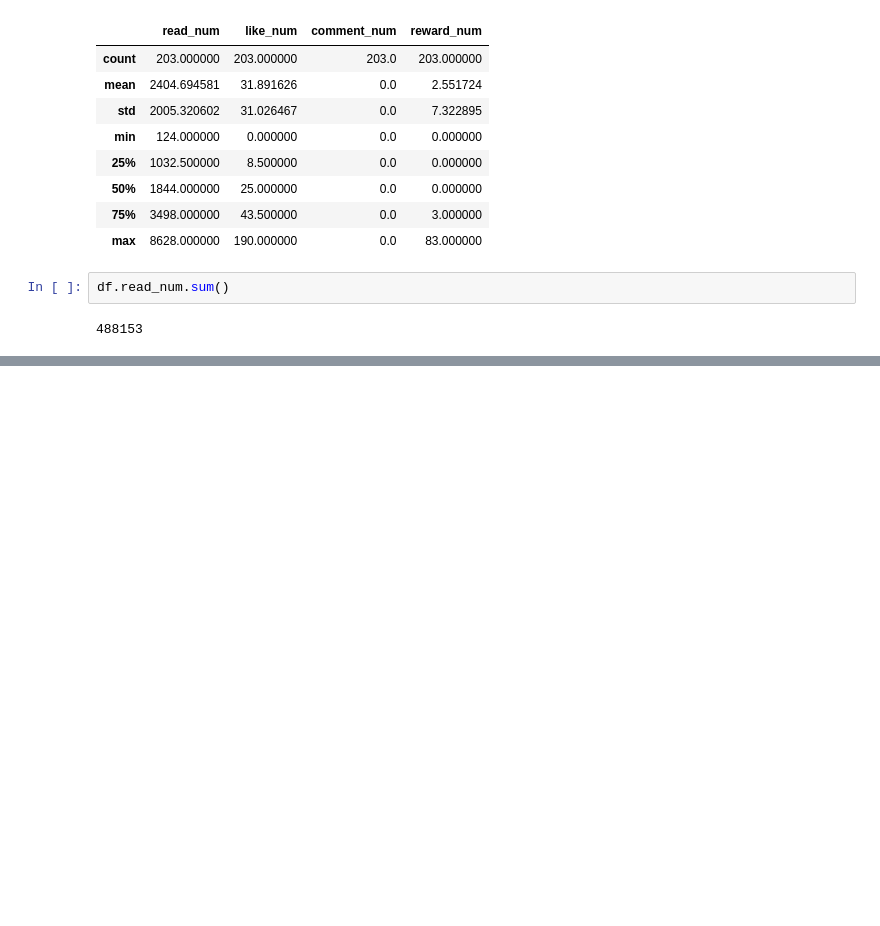
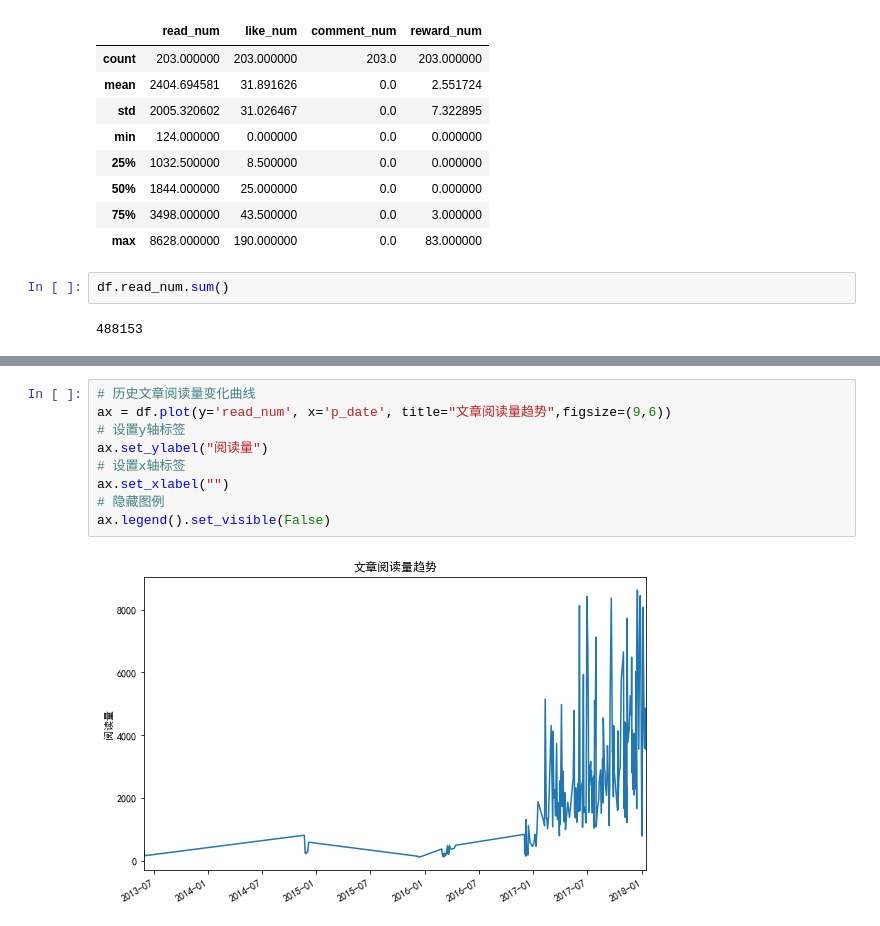
Before and after one commit to articuly/Self-study, a Jupyter notebook: 分析微信公众号数据的例子.ipynb, the cells around one changed output, grey strips where cells are left out. Drawn from its saved outputs; the diff is of its cells as text; blank space fills up the shorter version.

```diff
--- a/分析微信公众号数据的例子.ipynb
+++ b/分析微信公众号数据的例子.ipynb
@@ -51,0 +52,11 @@ ax.legend().set_visible(False)
+# %%
+# 历史文章阅读量变化曲线
+ax = df.plot(y='read_num', x='p_date', title="文章阅读量趋势",figsize=(9,6))
+# 设置y轴标签
+ax.set_ylabel("阅读量")
+# 设置x轴标签
+ax.set_xlabel("")
+# 隐藏图例
+ax.legend().set_visible(False)
+# %% [output]
+[figure, added]
```
Also changed, not shown: parts of 7 cells of this notebook.
